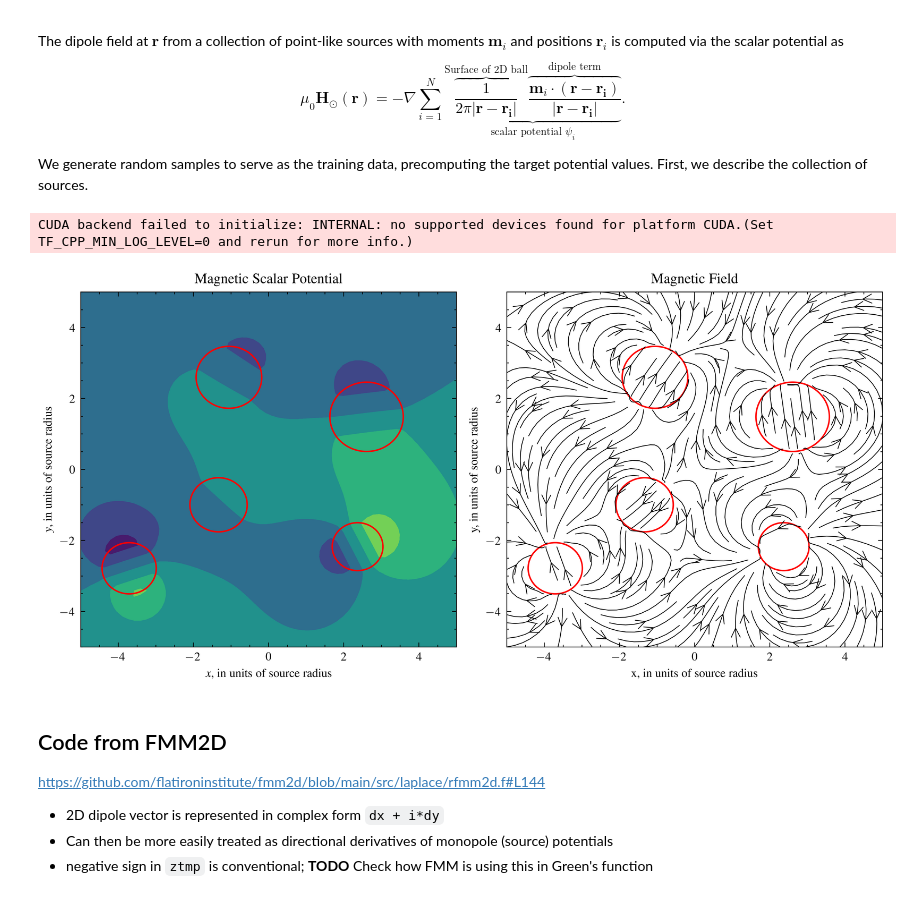
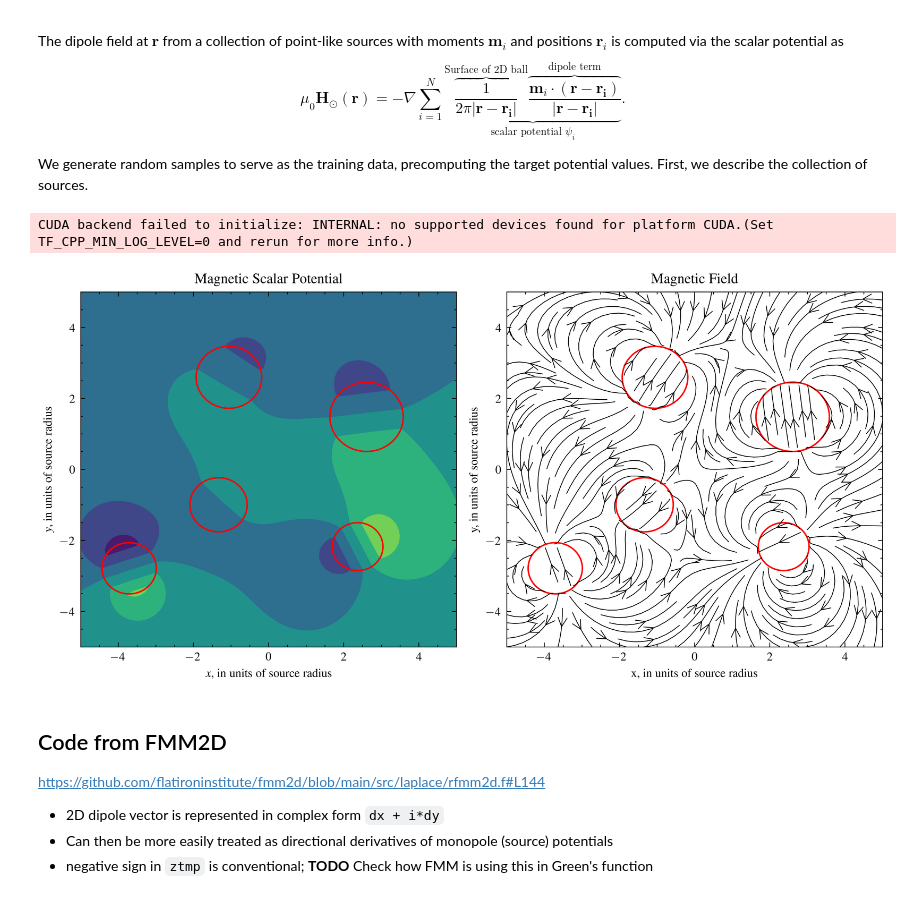
Before and after one commit to cmt-dtu-energy/hypermagnetics, a Jupyter notebook: nbs/check_fmm.ipynb, the cells around one changed output. Saved outputs shown, nothing was run; the diff lists cells and outputs as text; code cells hidden in the pictures.

```diff
--- a/nbs/check_fmm.ipynb
+++ b/nbs/check_fmm.ipynb
@@ -26,23 +26,23 @@ We generate random samples to serve as the training data, precomputing the targe
 # %%
 source_cfg = {
     "shape": "sphere",
     "n_samples": 1,
     "n_sources": 5,
     "lim": 5,
-    "res": 64,
+    "res": 96,
     "dim": 2,
     "min_size": 0.5,
     "max_size": 1,
     "t_source": True,
     "line": False,
     "eps": 0,
     "seed": 2,
 }
 train = configure(**source_cfg)
 plots(train, loc=False, edge=True)
 # %% [output]
 CUDA backend failed to initialize: INTERNAL: no supported devices found for platform CUDA.(Set TF_CPP_MIN_LOG_LEVEL=0 and rerun for more info.)
-[figure, old version]
+[figure, new version]
 # %% [markdown]
 ## Code from FMM2D
 https://github.com/flatironinstitute/fmm2d/blob/main/src/laplace/rfmm2d.f#L144
```
Also changed, not shown: parts of 5 cells of this notebook, 1 other file.
